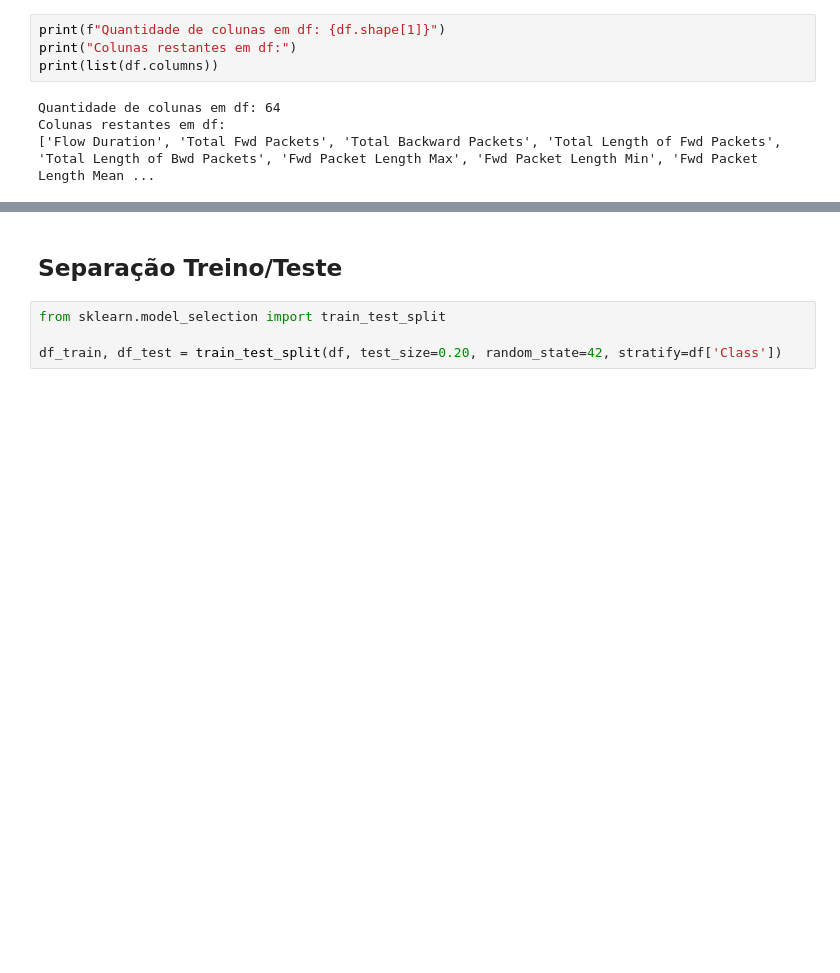
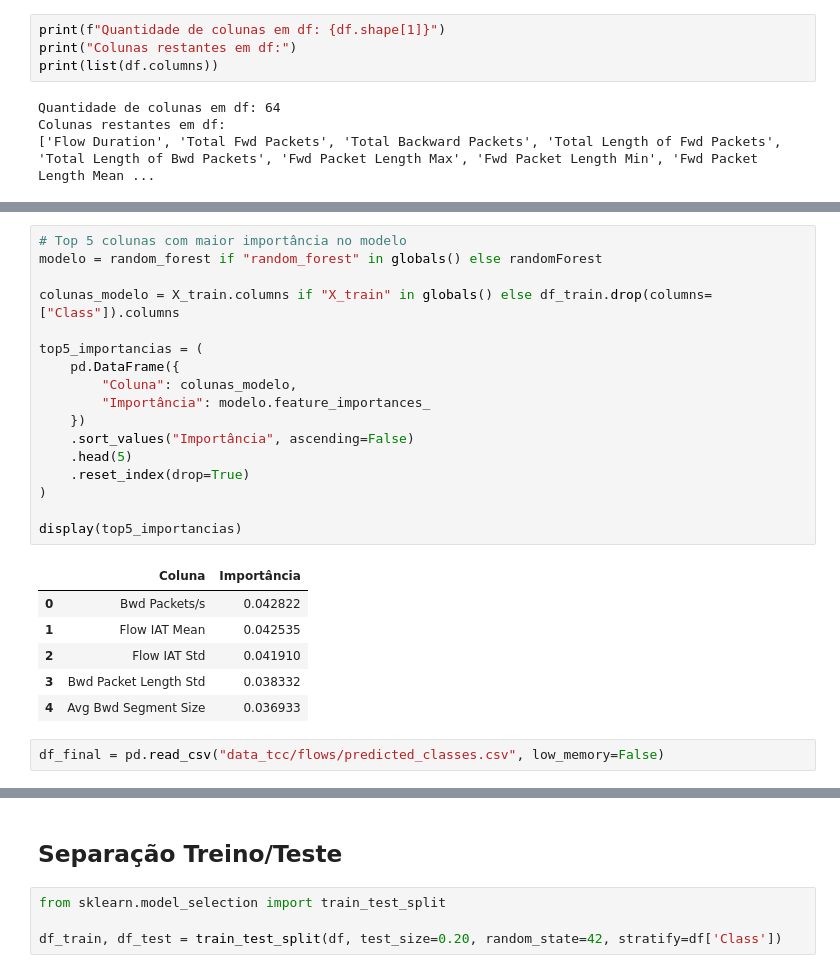
Before and after one commit to AlfredoLSN/Suricata_ML, a Jupyter notebook: main copy.ipynb, the cells around one changed output, grey strips where cells are left out. Saved outputs shown, nothing was run; the diff lists cells and outputs as text; blank space fills up the shorter version.

```diff
--- a/main copy.ipynb
+++ b/main copy.ipynb
@@ -282,0 +282,26 @@ Colunas restantes em df:
+# %%
+# Top 5 colunas com maior importância no modelo
+modelo = random_forest if "random_forest" in globals() else randomForest
+
+colunas_modelo = X_train.columns if "X_train" in globals() else df_train.drop(columns=["Class"]).columns
+
+top5_importancias = (
+    pd.DataFrame({
+        "Coluna": colunas_modelo,
+        "Importância": modelo.feature_importances_
+    })
+    .sort_values("Importância", ascending=False)
+    .head(5)
+    .reset_index(drop=True)
+)
+
+display(top5_importancias)
+# %% [output]
+|  | Coluna | Importância |
+| 0 | Bwd Packets/s | 0.042822 |
+| 1 | Flow IAT Mean | 0.042535 |
+| 2 | Flow IAT Std | 0.041910 |
+| 3 | Bwd Packet Length Std | 0.038332 |
+| 4 | Avg Bwd Segment Size | 0.036933 |
+# %%
+df_final = pd.read_csv("data_tcc/flows/predicted_classes.csv", low_memory=False)
```
Also changed, not shown: parts of 8 cells of this notebook, 1 other file.
